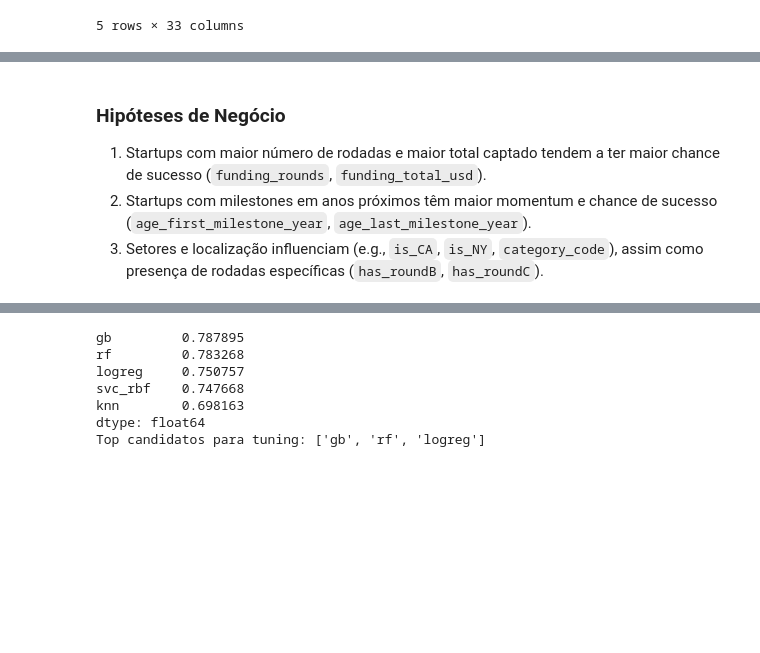
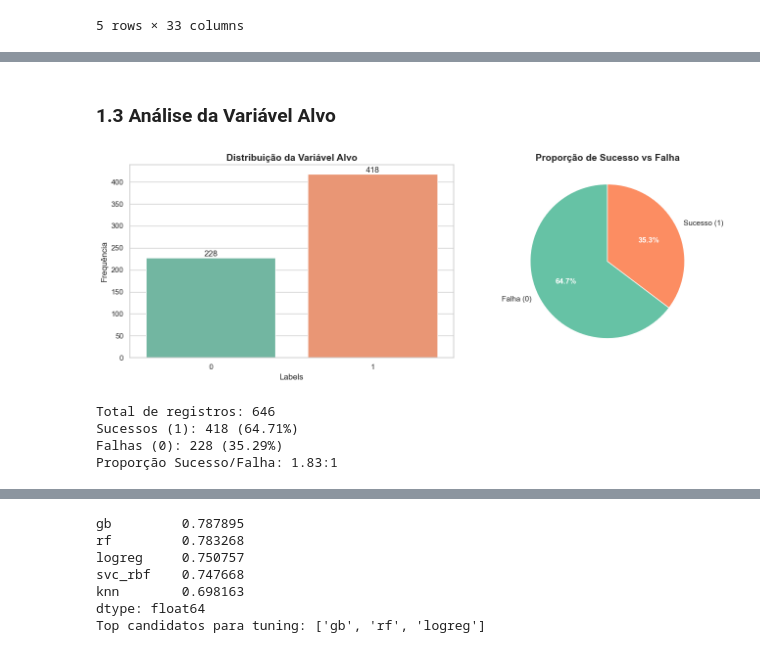
Before and after one commit to hugomontan/model_startups, a Jupyter notebook: kaggle.ipynb, the cells around one changed output, grey strips where cells are left out. Drawn from its saved outputs; the diff is of its cells as text; code cells hidden in the pictures; blank space fills up the shorter version.

```diff
--- a/kaggle.ipynb
+++ b/kaggle.ipynb
@@ -52,16 +49,5 @@ CUSTOM_PALETTE = sns.color_palette("Set2")
 # %%
-# Gráfico de missing com cores
-missing_pct_nonzero = missing_pct[missing_pct > 0]
-if len(missing_pct_nonzero) > 0:
-    ax = missing_pct_nonzero.sort_values().plot(kind='barh', color=sns.color_palette("flare", n_colors=len(missing_pct_nonzero)))
-    ax.set_title('Proporção de valores ausentes por coluna')
-    ax.set_xlabel('Proporção')
-    plt.tight_layout()
-    plt.show()
-
-# Distribuição do alvo com paleta consistente
-ax = sns.countplot(x=y, palette="Set2")
-ax.set_title('Distribuição de labels')
-ax.bar_label(ax.containers[0])
-plt.tight_layout()
-plt.show()
+# Estilo e paleta para gráficos
+sns.set_theme(style="whitegrid", palette="Set2")
+plt.rcParams["figure.figsize"] = (10, 6)
+CUSTOM_PALETTE = sns.color_palette("Set2")
@@ -171,5 +78,38 @@ Name: labels, dtype: float64
 # %% [markdown]
-### Hipóteses de Negócio
-1. Startups com maior número de rodadas e maior total captado tendem a ter maior chance de sucesso (`funding_rounds`, `funding_total_usd`).
-2. Startups com milestones em anos próximos têm maior momentum e chance de sucesso (`age_first_milestone_year`, `age_last_milestone_year`).
-3. Setores e localização influenciam (e.g., `is_CA`, `is_NY`, `category_code`), assim como presença de rodadas específicas (`has_roundB`, `has_roundC`).
+### 1.3 Análise da Variável Alvo
+# %%
+# Distribuição da variável alvo
+fig, ax = plt.subplots(1, 2, figsize=(14, 5))
+
+# Countplot
+sns.countplot(x=y, palette="Set2", ax=ax[0], hue=y, legend=False)
+ax[0].set_title('Distribuição da Variável Alvo', fontsize=14, fontweight='bold')
+ax[0].set_xlabel('Labels', fontsize=12)
+ax[0].set_ylabel('Frequência', fontsize=12)
+for container in ax[0].containers:
+    ax[0].bar_label(container)
+
+# Proporções
+value_counts = y.value_counts()
+colors = sns.color_palette("Set2", n_colors=len(value_counts))
+wedges, texts, autotexts = ax[1].pie(value_counts, labels=['Falha (0)', 'Sucesso (1)'],
+                                       autopct='%1.1f%%', colors=colors, startangle=90)
+ax[1].set_title('Proporção de Sucesso vs Falha', fontsize=14, fontweight='bold')
+for autotext in autotexts:
+    autotext.set_color('white')
+    autotext.set_fontweight('bold')
+    autotext.set_fontsize(11)
+
+plt.tight_layout()
+plt.show()
+
+print(f"Total de registros: {len(y)}")
+print(f"Sucessos (1): {value_counts[1]} ({value_counts[1]/len(y)*100:.2f}%)")
+print(f"Falhas (0): {value_counts[0]} ({value_counts[0]/len(y)*100:.2f}%)")
+print(f"Proporção Sucesso/Falha: {value_counts[1]/value_counts[0]:.2f}:1")
+# %% [output]
+[figure, added]
+Total de registros: 646
+Sucessos (1): 418 (64.71%)
+Falhas (0): 228 (35.29%)
+Proporção Sucesso/Falha: 1.83:1
```
Also changed, not shown: parts of 60 cells of this notebook, 1 other file.
